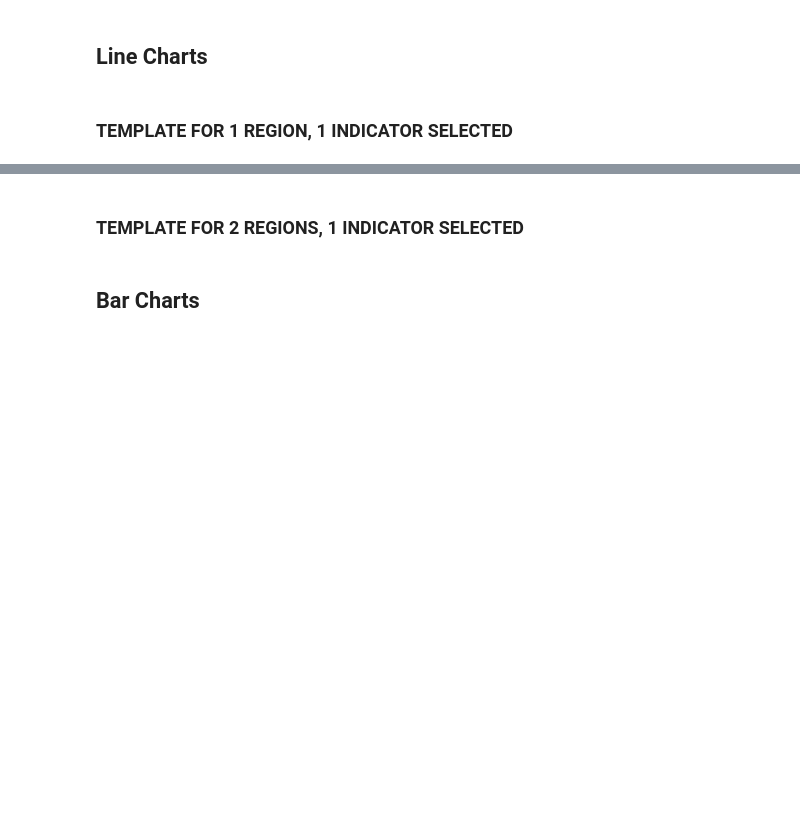
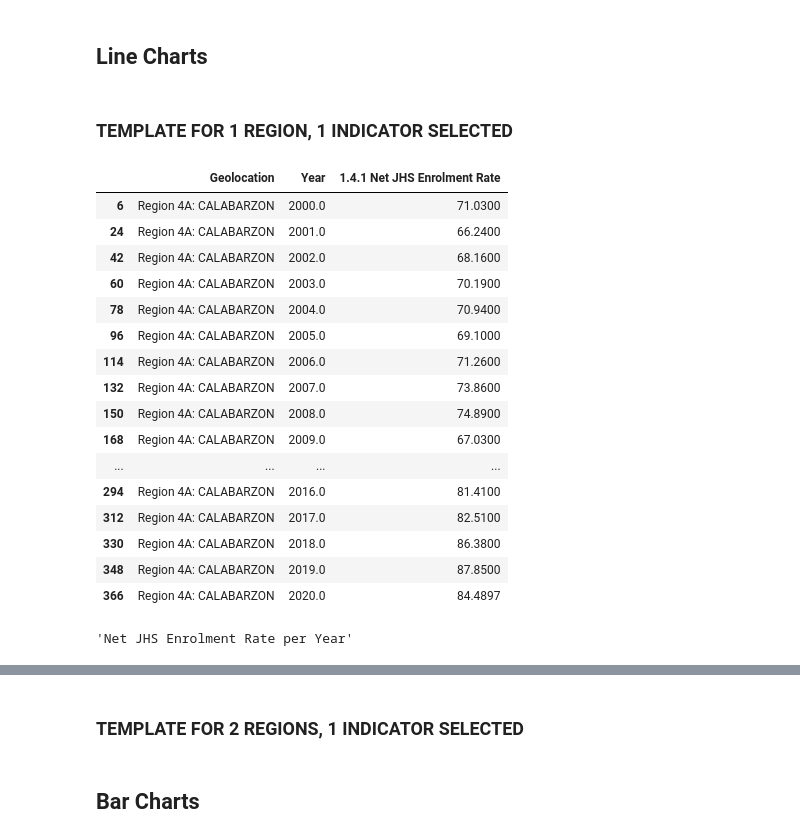
Before and after one commit to francheska-vicente/data101-ph-un-sgd, a Jupyter notebook: main_1.ipynb, the cells around one changed output, grey strips where cells are left out. Saved outputs shown, nothing was run; the diff lists cells and outputs as text; code cells hidden in the pictures; blank space fills up the shorter version.

```diff
--- a/main_1.ipynb
+++ b/main_1.ipynb
@@ -24,3 +41,30 @@ Populating the interactive namespace from numpy and matplotlib
 ## Line Charts
 # %% [markdown]
 ### TEMPLATE FOR 1 REGION, 1 INDICATOR SELECTED
+# %%
+region_selected = 'Region 4A: CALABARZON'
+indicator_selected = '1.4.1 Net JHS Enrolment Rate'
+# %%
+one_region = sdg_data [sdg_data['Geolocation'] == region_selected][['Year', indicator_selected]]
+one_region = pd.concat ([sdg_data['Geolocation'], one_region], axis=1)
+one_region = one_region.dropna()
+
+one_region
+# %% [output]
+|  | Geolocation | Year | 1.4.1 Net JHS Enrolment Rate |
+| 6 | Region 4A: CALABARZON | 2000.0 | 71.0300 |
+| 24 | Region 4A: CALABARZON | 2001.0 | 66.2400 |
+| 42 | Region 4A: CALABARZON | 2002.0 | 68.1600 |
+| 60 | Region 4A: CALABARZON | 2003.0 | 70.1900 |
+| 78 | Region 4A: CALABARZON | 2004.0 | 70.9400 |
+| 96 | Region 4A: CALABARZON | 2005.0 | 69.1000 |
+| 114 | Region 4A: CALABARZON | 2006.0 | 71.2600 |
+| 132 | Region 4A: CALABARZON | 2007.0 | 73.8600 |
+| 150 | Region 4A: CALABARZON | 2008.0 | 74.8900 |
+| 168 | Region 4A: CALABARZON | 2009.0 | 67.0300 |
+| ... | ... | ... | ... |
+| 294 | Region 4A: CALABARZON | 2016.0 | 81.4100 |
+| 312 | Region 4A: CALABARZON | 2017.0 | 82.5100 |
+| 330 | Region 4A: CALABARZON | 2018.0 | 86.3800 |
+| 348 | Region 4A: CALABARZON | 2019.0 | 87.8500 |
+| 366 | Region 4A: CALABARZON | 2020.0 | 84.4897 |
@@ -27 +77,6 @@ Populating the interactive namespace from numpy and matplotlib
+# %%
+title = " ".join (indicator_selected.split (' ') [1 : ]) + ' per Year'
+title
+# %% [output]
+'Net JHS Enrolment Rate per Year'
 # %%
```
Also changed, not shown: parts of 5 cells of this notebook.
